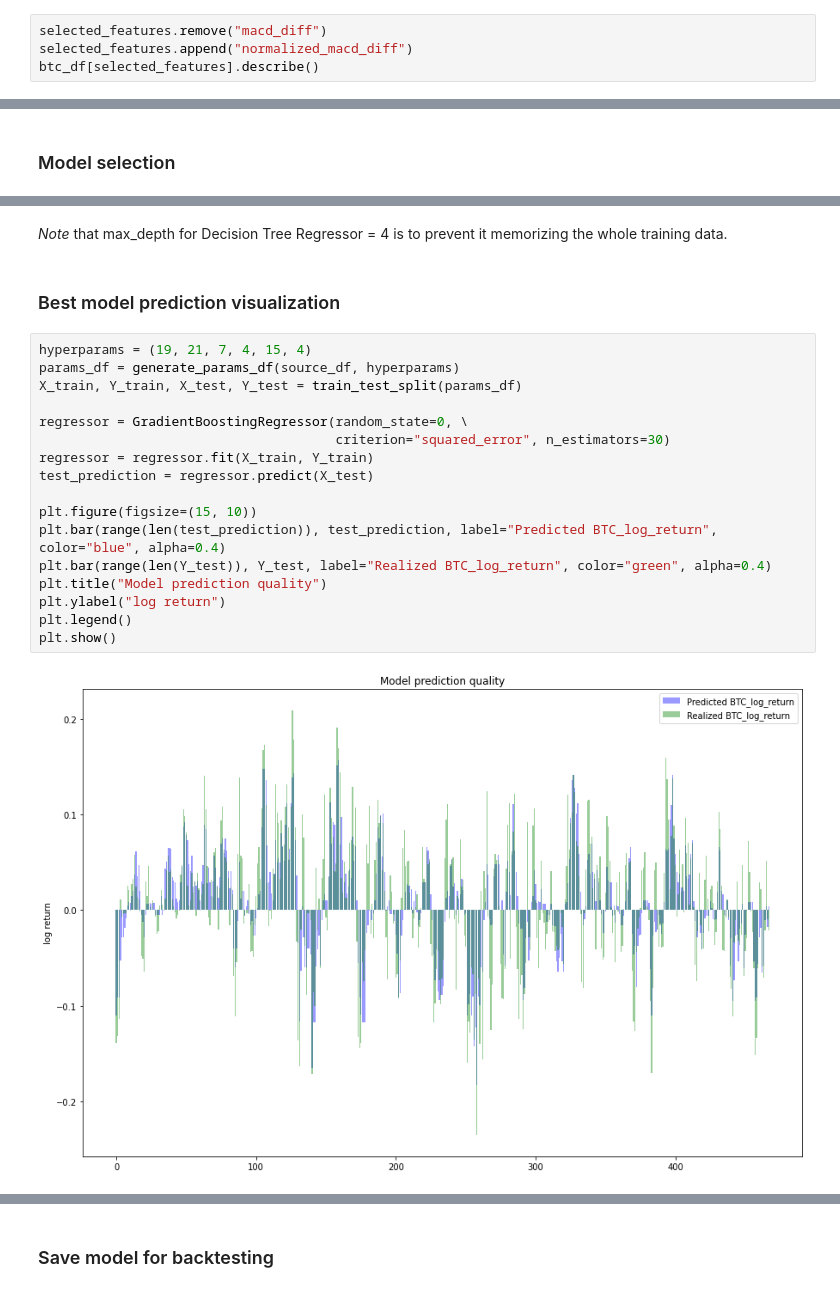
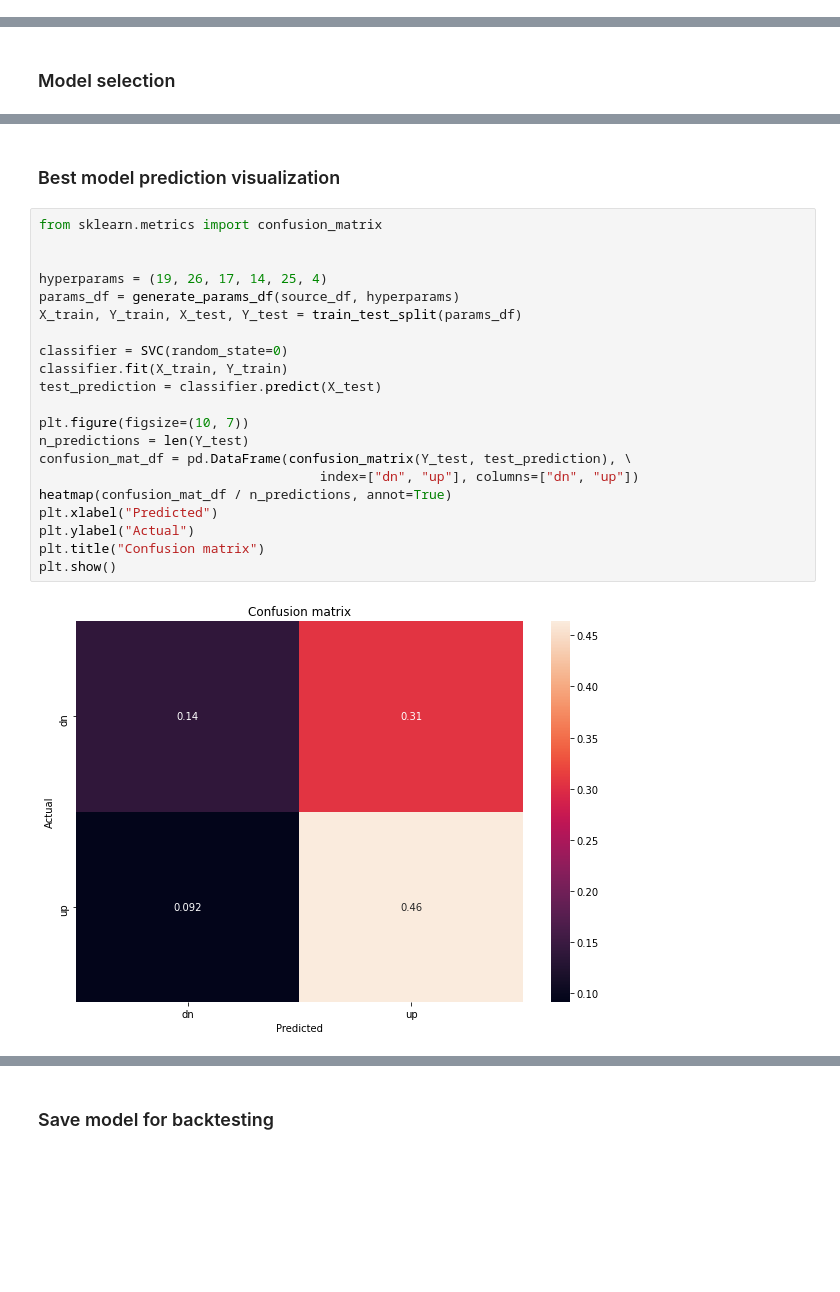
Before and after one commit to neoyung/algotrading-strategies, a Jupyter notebook: prototypes/super charge techind.ipynb, the cells around one changed output, grey strips where cells are left out. Cells and saved outputs as stored; diff of their text form; blank space fills up the shorter version.

Commit message:
fixed data leak issue

```diff
--- a/prototypes/super charge techind.ipynb
+++ b/prototypes/super charge techind.ipynb
@@ -178,7 +182,3 @@ btc_df[selected_features].describe()
 # MACD histogram has a scale effect based on price
 # normalize this feature before model fitting
 btc_df["normalized_macd_diff"] = btc_df["macd_diff"] / btc_df["close"]
-# %%
-selected_features.remove("macd_diff")
-selected_features.append("normalized_macd_diff")
-btc_df[selected_features].describe()
@@ -335,25 +319,27 @@ result_df.sort_values(by=["test_loss"], axis=0)
-# %% [markdown]
-*Note* that max_depth for Decision Tree Regressor = 4 is to prevent it memorizing the whole training data.
 # %% [markdown]
 ### Best model prediction visualization
-# %%
-hyperparams = (19, 21, 7, 4, 15, 4)
-params_df = generate_params_df(source_df, hyperparams)
-X_train, Y_train, X_test, Y_test = train_test_split(params_df)
-
-regressor = GradientBoostingRegressor(random_state=0, \
-                                      criterion="squared_error", n_estimators=30)
-regressor = regressor.fit(X_train, Y_train)
-test_prediction = regressor.predict(X_test)
-
-plt.figure(figsize=(15, 10))
-plt.bar(range(len(test_prediction)), test_prediction, label="Predicted BTC_log_return", color="blue", alpha=0.4)
-plt.bar(range(len(Y_test)), Y_test, label="Realized BTC_log_return", color="green", alpha=0.4)
-plt.title("Model prediction quality")
-plt.ylabel("log return")
-plt.legend()
-plt.show()
-# %% [output]
-[figure, removed]
+# %%
+from sklearn.metrics import confusion_matrix
+
+
+hyperparams = (19, 26, 17, 14, 25, 4)
+params_df = generate_params_df(source_df, hyperparams)
+X_train, Y_train, X_test, Y_test = train_test_split(params_df)
+
+classifier = SVC(random_state=0)
+classifier.fit(X_train, Y_train)
+test_prediction = classifier.predict(X_test)
+
+plt.figure(figsize=(10, 7))
+n_predictions = len(Y_test)
+confusion_mat_df = pd.DataFrame(confusion_matrix(Y_test, test_prediction), \
+                                    index=["dn", "up"], columns=["dn", "up"])
+heatmap(confusion_mat_df / n_predictions, annot=True)
+plt.xlabel("Predicted")
+plt.ylabel("Actual")
+plt.title("Confusion matrix")
+plt.show()
+# %% [output]
+[figure, added]
 # %%
 # out-sample starting date
```
Also changed, not shown: parts of 22 cells of this notebook, 4 other files.
